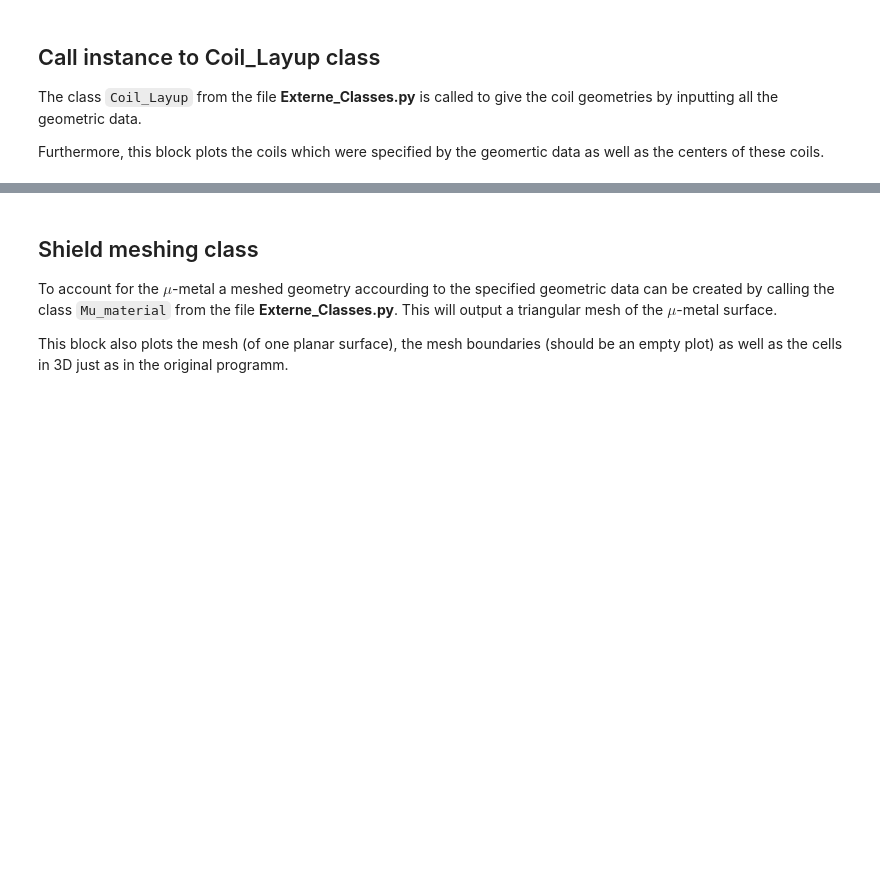
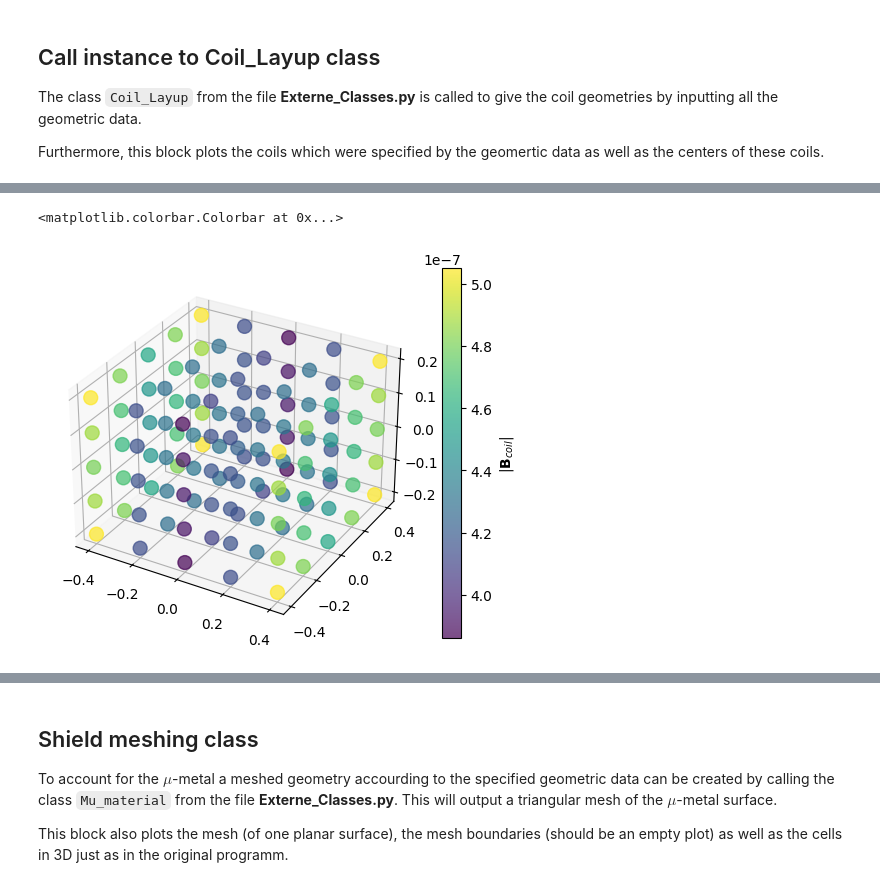
Before and after one commit to GregorBcky/MSR-field_cancelation, a Jupyter notebook: Versuch_1_Auswertung.ipynb, the cells around one changed output, grey strips where cells are left out. Cells and saved outputs as stored; diff of their text form; code cells hidden in the pictures; blank space fills up the shorter version.

```diff
--- a/Versuch_1_Auswertung.ipynb
+++ b/Versuch_1_Auswertung.ipynb
@@ -134,0 +160,24 @@ fig.colorbar(sc, ax=ax, label=r'$|\mathbf{B}_{coil}|$')
+# %%
+# Compute the target point coordinates of the coarse grid which is similar to the one typically measured in the MSR (here 5x5x5, MSR Experiments 5x5x3)
+target_point_coord_calc_coarse = fkt.calculation_target_points(num_calc_target_points_coarse, L_x/2, L_y/2, L_z/2, safety_distance=0)
+
+B_coil_predicted_coarse = Coils.coil_field_by_Biot_Savart(target_point_coord_calc_coarse)
+
+# Plot
+Bmag = np.linalg.norm(B_coil_predicted_coarse, axis=1)
+
+fig = plt.figure()
+ax = fig.add_subplot(111, projection='3d')
+sc = ax.scatter(
+    target_point_coord_calc_coarse[:, 0],
+    target_point_coord_calc_coarse[:, 1],
+    target_point_coord_calc_coarse[:, 2],
+    alpha = 0.7,
+    c=Bmag,
+    s=100,
+    cmap='viridis'
+)
+fig.colorbar(sc, ax=ax, label=r'$|\mathbf{B}_{coil}|$')
+# %% [output]
+<matplotlib.colorbar.Colorbar at 0x...>
+[figure, added]
```
Also changed, not shown: parts of 13 cells of this notebook, 2 other files.
